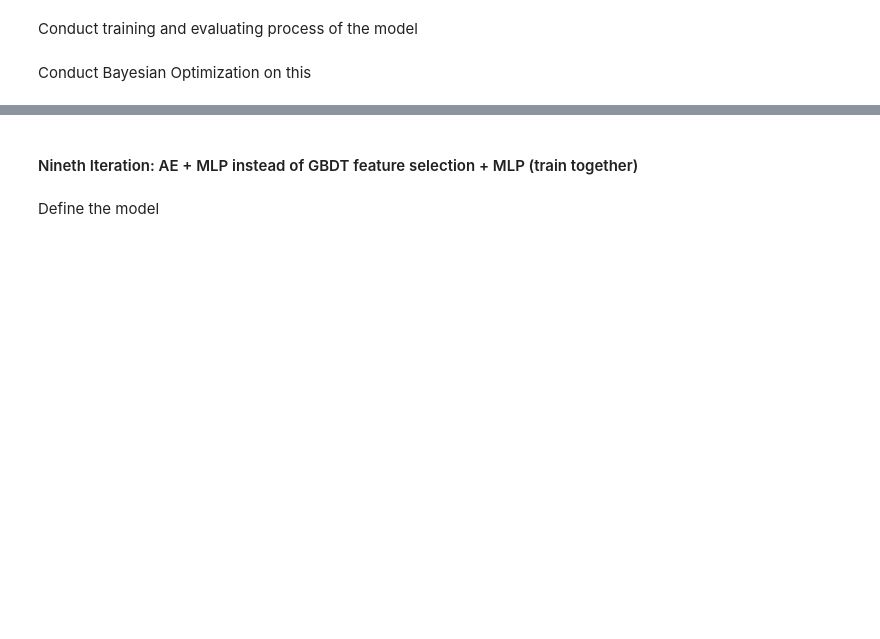
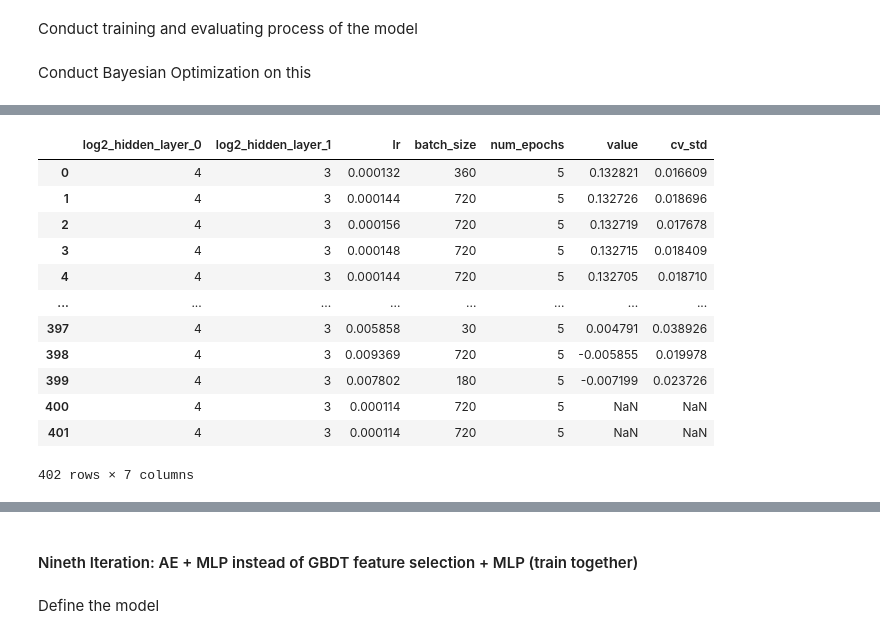
Before and after one commit to justpqa/drw-crypto-market-prediction, a Jupyter notebook: model_training.ipynb, the cells around one changed output, grey strips where cells are left out. Drawn from its saved outputs; the diff is of its cells as text; code cells hidden in the pictures; blank space fills up the shorter version.

```diff
--- a/model_training.ipynb
+++ b/model_training.ipynb
@@ -1385,0 +1353,19 @@ optimize_mlp_mlx(
+# %%
+study_df = get_study_df(
+    f"mlp_mlx_{feature_version}_{default_cv}_{default_random_state}_{default_num_layers}_common_truncated_30_study"
+)
+study_df.sort_values("value", ignore_index=True, ascending=False)
+# %% [output]
+|  | log2_hidden_layer_0 | log2_hidden_layer_1 | lr | batch_size | num_epochs | value | cv_std |
+| 0 | 4 | 3 | 0.000132 | 360 | 5 | 0.132821 | 0.016609 |
+| 1 | 4 | 3 | 0.000144 | 720 | 5 | 0.132726 | 0.018696 |
+| 2 | 4 | 3 | 0.000156 | 720 | 5 | 0.132719 | 0.017678 |
+| 3 | 4 | 3 | 0.000148 | 720 | 5 | 0.132715 | 0.018409 |
+| 4 | 4 | 3 | 0.000144 | 720 | 5 | 0.132705 | 0.018710 |
+| ... | ... | ... | ... | ... | ... | ... | ... |
+| 397 | 4 | 3 | 0.005858 | 30 | 5 | 0.004791 | 0.038926 |
+| 398 | 4 | 3 | 0.009369 | 720 | 5 | -0.005855 | 0.019978 |
+| 399 | 4 | 3 | 0.007802 | 180 | 5 | -0.007199 | 0.023726 |
+| 400 | 4 | 3 | 0.000114 | 720 | 5 | NaN | NaN |
+| 401 | 4 | 3 | 0.000114 | 720 | 5 | NaN | NaN |
+402 rows × 7 columns
```
Also changed, not shown: parts of 21 cells of this notebook, 6 other files.
